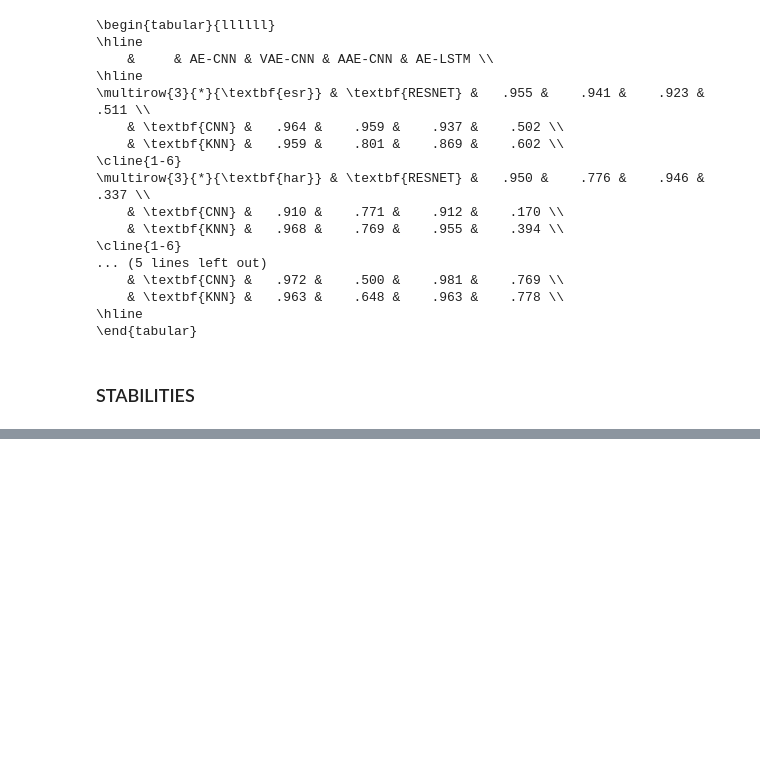
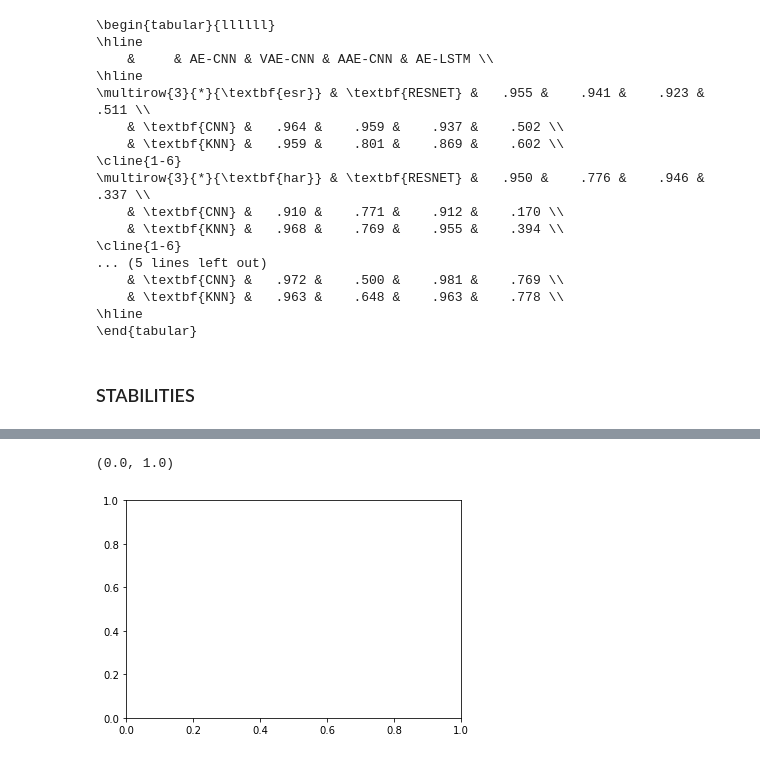
Before and after one commit to fspinna/TS_AgnosticLocalExplainer, a Jupyter notebook: notebooks/latex_tables.ipynb, the cells around one changed output, grey strips where cells are left out. Cells and saved outputs as stored; diff of their text form; code cells hidden in the pictures; blank space fills up the shorter version.

```diff
--- a/notebooks/latex_tables.ipynb
+++ b/notebooks/latex_tables.ipynb
@@ -364,0 +559,5 @@ stability_shapelet_df
+# %%
+plt.gca().get_ylim()
+# %% [output]
+(0.0, 1.0)
+[figure, added]
```
Also changed, not shown: parts of 23 cells of this notebook, 27 other files.
